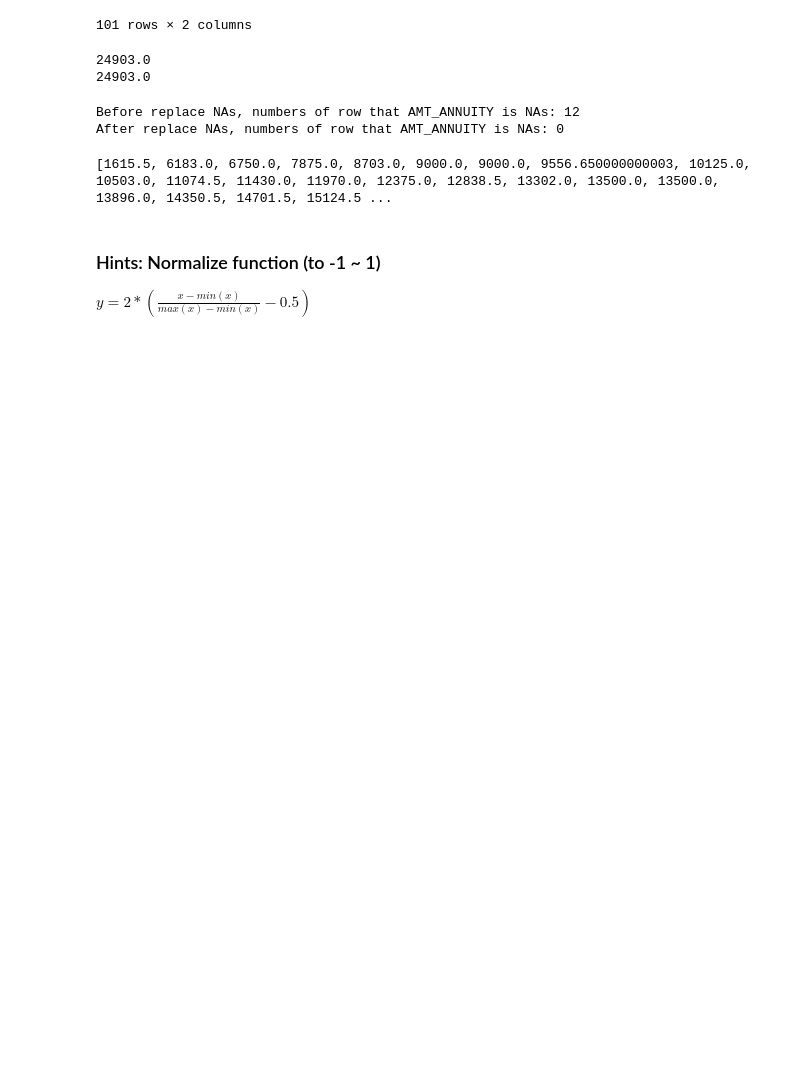
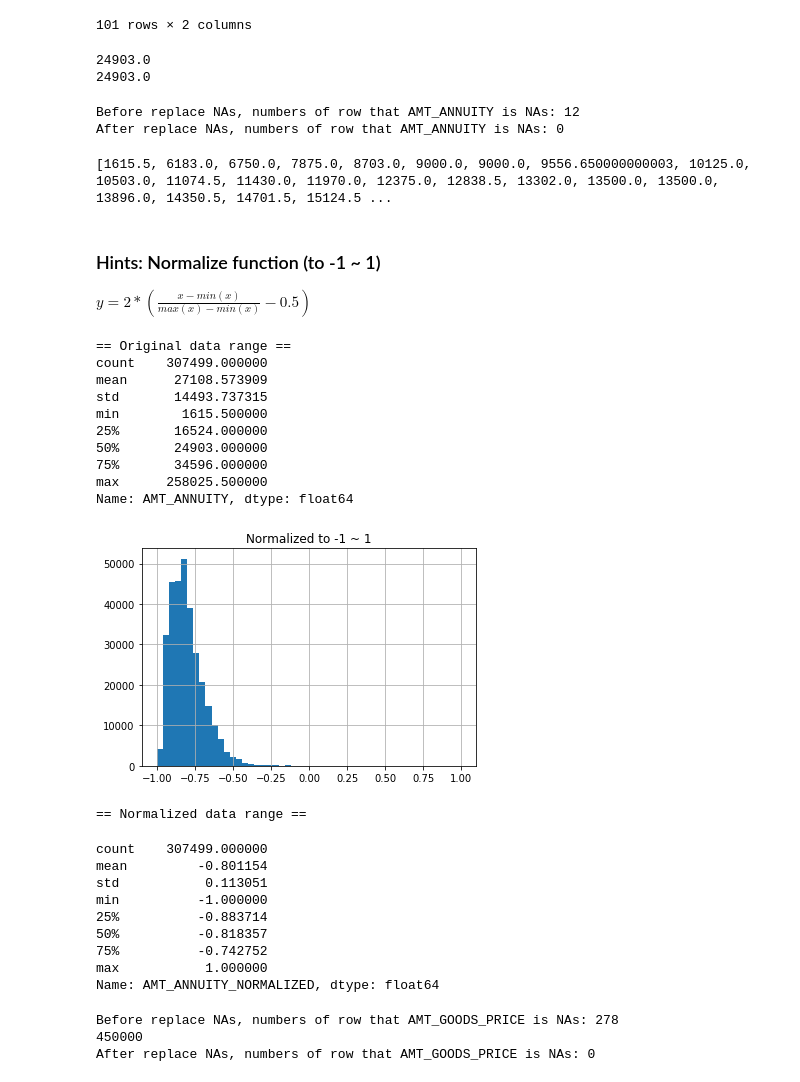
Before and after one commit to hsienhsin/3rd-ML100Days, a Jupyter notebook: homework/Day_011_HW.ipynb, the cells around one changed output. Drawn from its saved outputs; the diff is of its cells as text; code cells hidden in the pictures; blank space fills up the shorter version.

```diff
--- a/homework/Day_011_HW.ipynb
+++ b/homework/Day_011_HW.ipynb
@@ -138,19 +139,49 @@ $ y = 2*(\frac{x - min(x)}{max(x) - min(x)} - 0.5) $
 # %%
 # 2.2 Normalize values to -1 to 1
 print("== Original data range ==")
 print(app_train['AMT_ANNUITY'].describe())
 
 def normalize_value(x):
     """
     Your Code Here, compelete this function
     """
-
+    value = x.values
+    x = 2 * ( ((value - min(value)) / (max(value) - min(value))) - 0.5 )
+    """"""
     return x
 
 app_train['AMT_ANNUITY_NORMALIZED'] = normalize_value(app_train['AMT_ANNUITY'])
 
+""""""
+app_train['AMT_ANNUITY_NORMALIZED'].hist(bins = 50)
+plt.title("Normalized to -1 ~ 1")
+plt.show()
+""""""
+
 print("== Normalized data range ==")
 app_train['AMT_ANNUITY_NORMALIZED'].describe()
+# %% [output]
+== Original data range ==
+count    307499.000000
+mean      27108.573909
+std       14493.737315
+min        1615.500000
+25%       16524.000000
+50%       24903.000000
+75%       34596.000000
+max      258025.500000
+Name: AMT_ANNUITY, dtype: float64
+[figure, added]
+== Normalized data range ==
+count    307499.000000
+mean         -0.801154
+std           0.113051
+min          -1.000000
+25%          -0.883714
+50%          -0.818357
+75%          -0.742752
+max           1.000000
+Name: AMT_ANNUITY_NORMALIZED, dtype: float64
 # %%
 # 3
 print("Before replace NAs, numbers of row that AMT_GOODS_PRICE is NAs: %i" % sum(app_train['AMT_GOODS_PRICE'].isnull()))
@@ -159,10 +190,17 @@ print("Before replace NAs, numbers of row that AMT_GOODS_PRICE is NAs: %i" % sum
 """
 Your Code Here
 """
-value_most =
+#計算眾數  np.bincount , np.argmax
+counts = np.bincount(app_train[~app_train['AMT_GOODS_PRICE'].isnull()]['AMT_GOODS_PRICE'].to_list())
+value_most = np.argmax(counts)
+""""""
 print(value_most)
 
 mode_goods_price = list(app_train['AMT_GOODS_PRICE'].value_counts().index)
 app_train.loc[app_train['AMT_GOODS_PRICE'].isnull(), 'AMT_GOODS_PRICE'] = mode_goods_price[0]
 
 print("After replace NAs, numbers of row that AMT_GOODS_PRICE is NAs: %i" % sum(app_train['AMT_GOODS_PRICE'].isnull()))
+# %% [output]
+Before replace NAs, numbers of row that AMT_GOODS_PRICE is NAs: 278
+450000
+After replace NAs, numbers of row that AMT_GOODS_PRICE is NAs: 0
```
Also changed, not shown: parts of 2 cells of this notebook.
